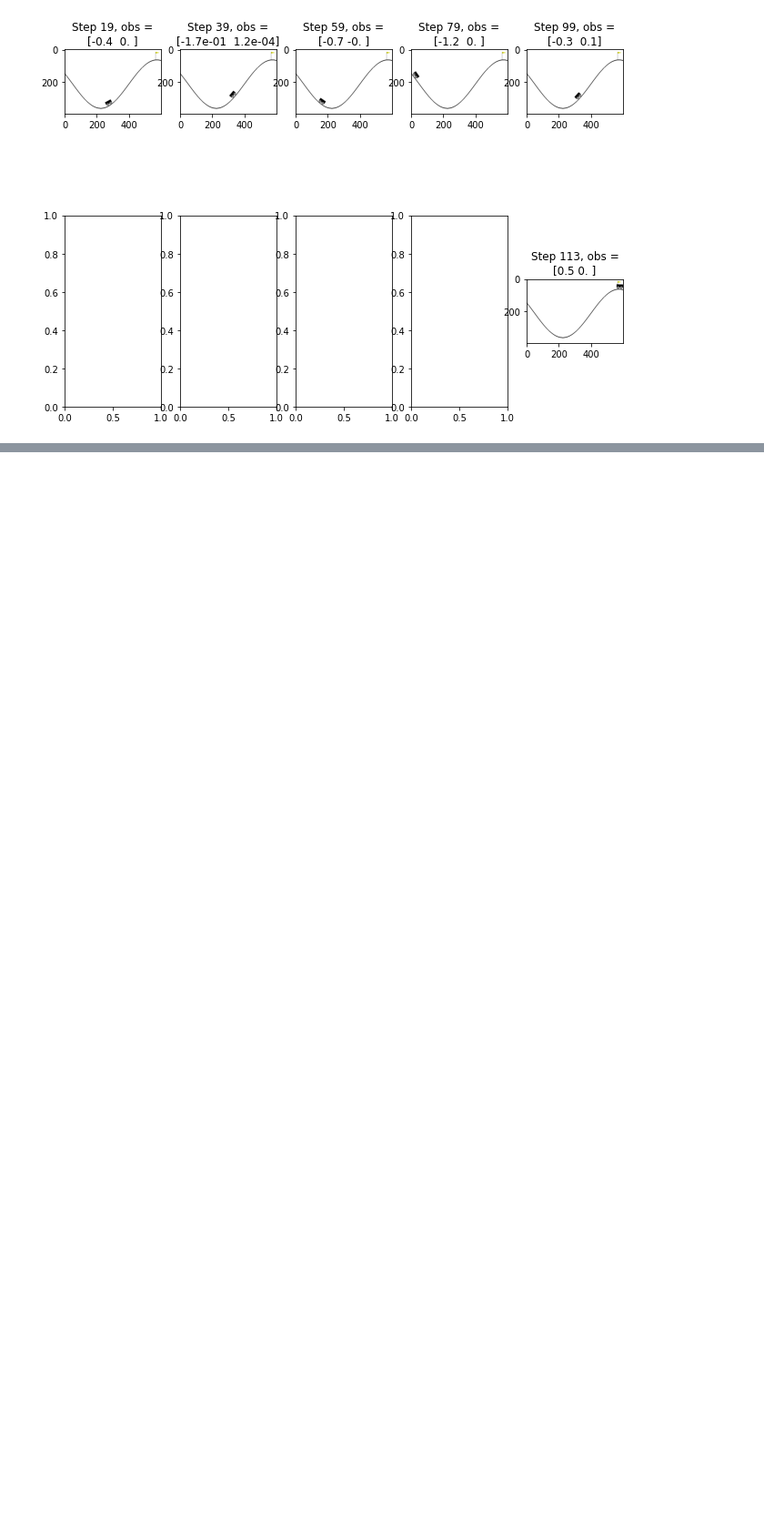
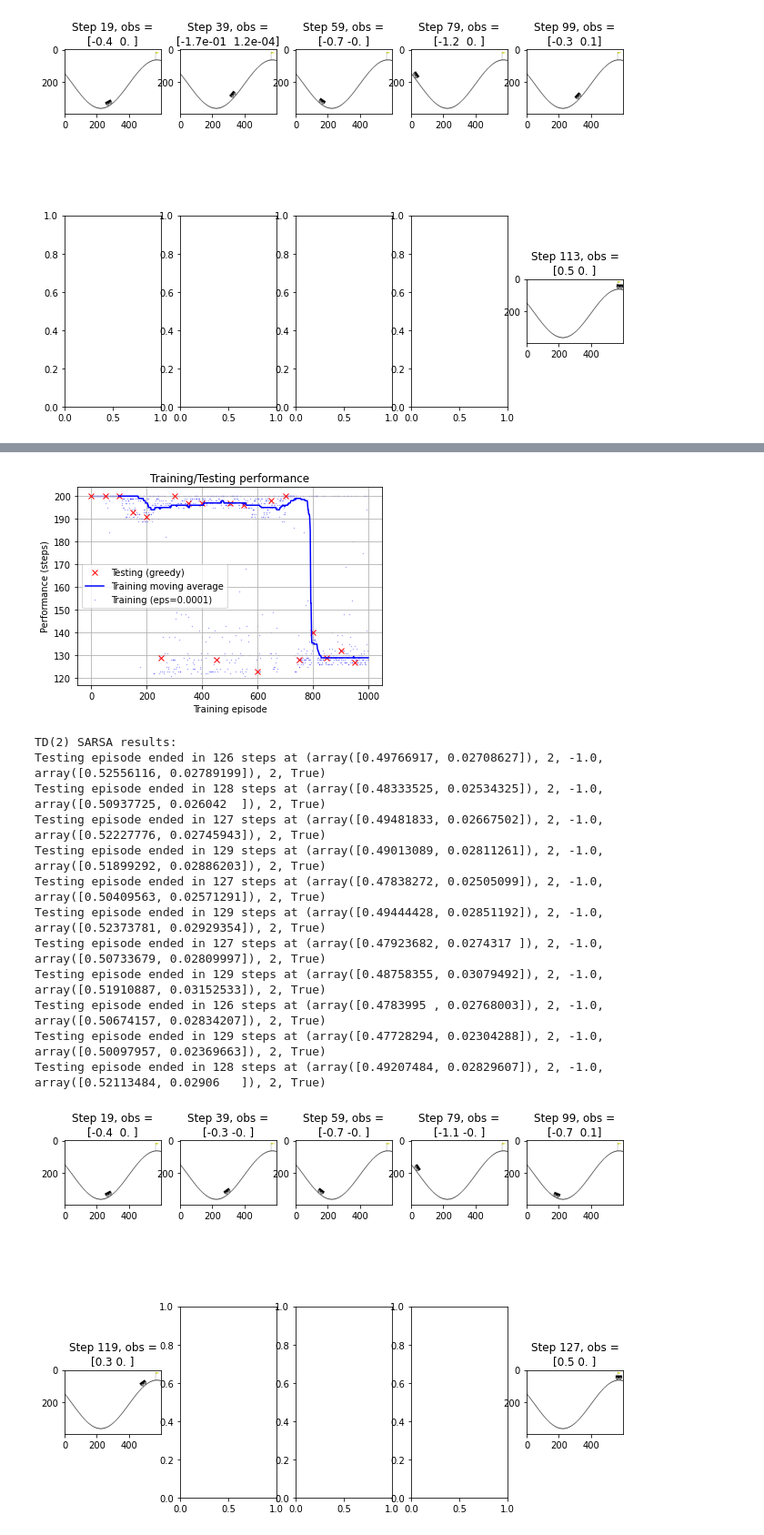
Before and after one commit to constructor-s/aps1080_winter_2021, a Jupyter notebook: A3/A3.ipynb, the cells around one changed output, grey strips where cells are left out. Shown at 91% size. Drawn from its saved outputs; the diff is of its cells as text; code cells hidden in the pictures; blank space fills up the shorter version.

```diff
--- a/A3/A3.ipynb
+++ b/A3/A3.ipynb
@@ -619,0 +703,19 @@ Among TD(n) SARSA controllers, larger n usually achieved more efficient training
+# %%
+# Tree backup TD(n) training and testing
+
+train_tdn_tree_backup(n=2)
+# %% [output]
+[figure, added]
+TD(2) SARSA results:
+Testing episode ended in 126 steps at (array([0.49766917, 0.02708627]), 2, -1.0, array([0.52556116, 0.02789199]), 2, True)
+Testing episode ended in 128 steps at (array([0.48333525, 0.02534325]), 2, -1.0, array([0.50937725, 0.026042  ]), 2, True)
+Testing episode ended in 127 steps at (array([0.49481833, 0.02667502]), 2, -1.0, array([0.52227776, 0.02745943]), 2, True)
+Testing episode ended in 129 steps at (array([0.49013089, 0.02811261]), 2, -1.0, array([0.51899292, 0.02886203]), 2, True)
+Testing episode ended in 127 steps at (array([0.47838272, 0.02505099]), 2, -1.0, array([0.50409563, 0.02571291]), 2, True)
+Testing episode ended in 129 steps at (array([0.49444428, 0.02851192]), 2, -1.0, array([0.52373781, 0.02929354]), 2, True)
+Testing episode ended in 127 steps at (array([0.47923682, 0.0274317 ]), 2, -1.0, array([0.50733679, 0.02809997]), 2, True)
+Testing episode ended in 129 steps at (array([0.48758355, 0.03079492]), 2, -1.0, array([0.51910887, 0.03152533]), 2, True)
+Testing episode ended in 126 steps at (array([0.4783995 , 0.02768003]), 2, -1.0, array([0.50674157, 0.02834207]), 2, True)
+Testing episode ended in 129 steps at (array([0.47728294, 0.02304288]), 2, -1.0, array([0.50097957, 0.02369663]), 2, True)
+Testing episode ended in 128 steps at (array([0.49207484, 0.02829607]), 2, -1.0, array([0.52113484, 0.02906   ]), 2, True)
+[figure, added]
```
Also changed, not shown: parts of 16 cells of this notebook.
